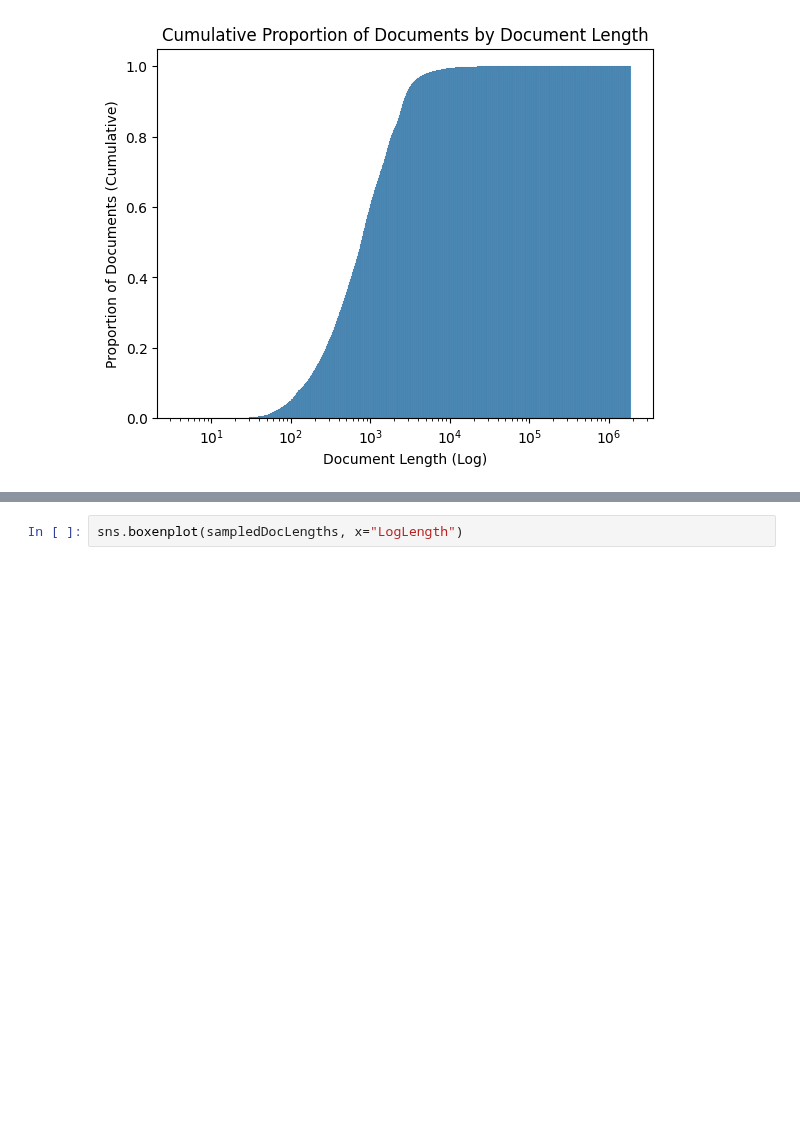
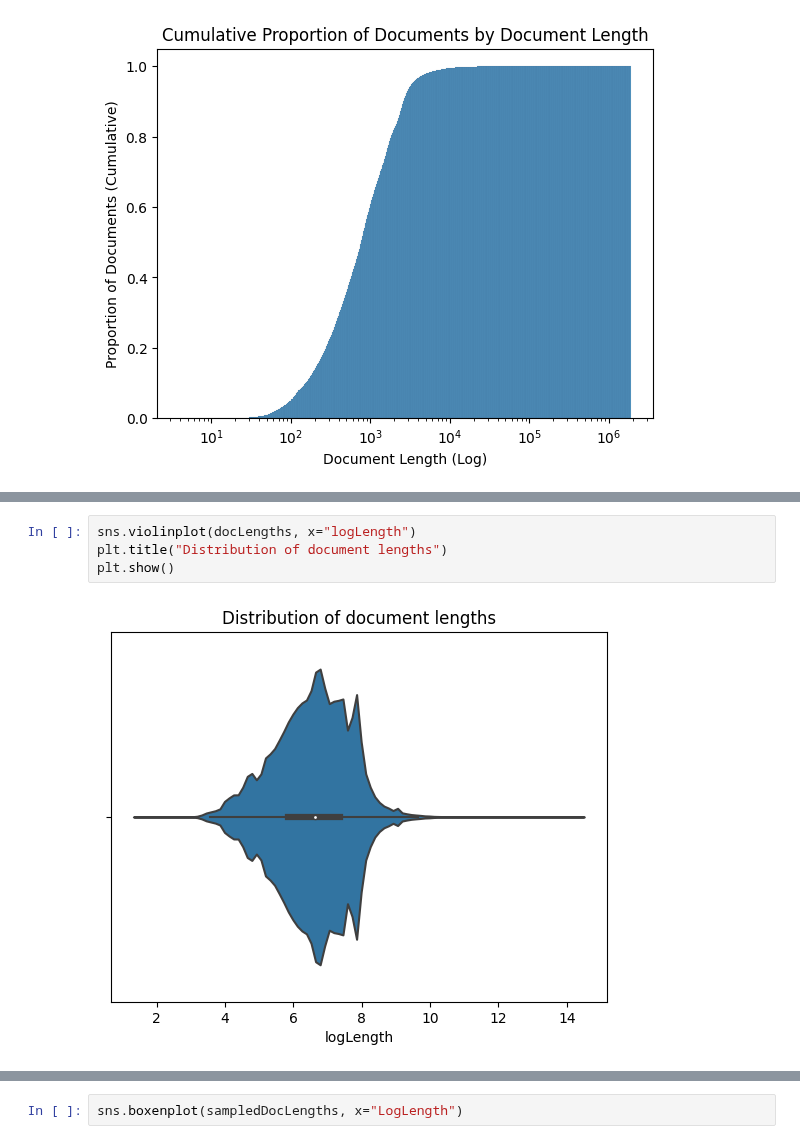
Before and after one commit to Axiomatic314/Stemming, a Jupyter notebook: ClueWeb/documentLength.ipynb, the cells around one changed output, grey strips where cells are left out. Cells and saved outputs as stored; diff of their text form; blank space fills up the shorter version.

```diff
--- a/ClueWeb/documentLength.ipynb
+++ b/ClueWeb/documentLength.ipynb
@@ -85,0 +105,6 @@ plt.show()
+# %%
+sns.violinplot(docLengths, x="logLength")
+plt.title("Distribution of document lengths")
+plt.show()
+# %% [output]
+[figure, added]
```
Also changed, not shown: parts of 11 cells of this notebook.
